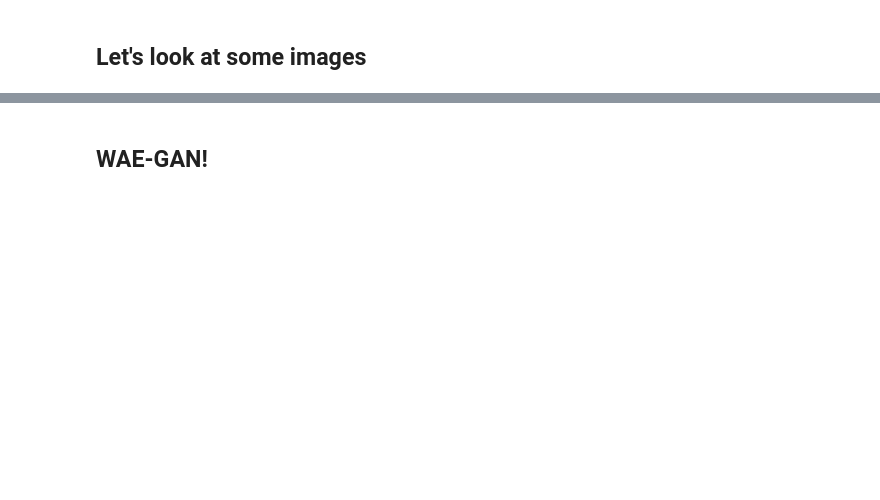
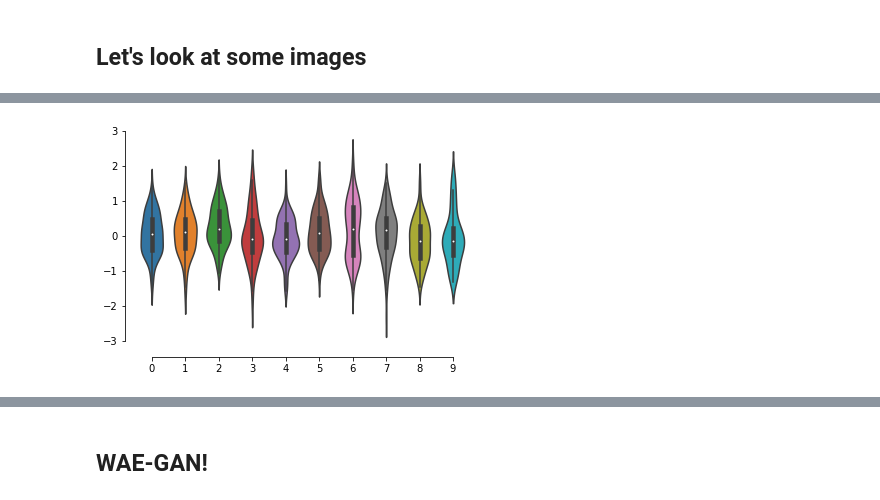
Before and after one commit to sedelmeyer/wasserstein-auto-encoder, a Jupyter notebook: WAE_tutorial.ipynb, the cells around one changed output, grey strips where cells are left out. Drawn from its saved outputs; the diff is of its cells as text; code cells hidden in the pictures; blank space fills up the shorter version.

```diff
--- a/WAE_tutorial.ipynb
+++ b/WAE_tutorial.ipynb
@@ -190,0 +189,7 @@ plt.imshow(rand_decoded_images[2,0].detach().numpy())
+# %%
+# another way to view the latent distribution -- not necessarily more informative, but..
+data = pd.DataFrame(z_reps.detach().numpy())
+sns.violinplot(data=data)
+sns.despine(offset=10, trim=True);
+# %% [output]
+[figure, added]
```
Also changed, not shown: parts of 17 cells of this notebook.
